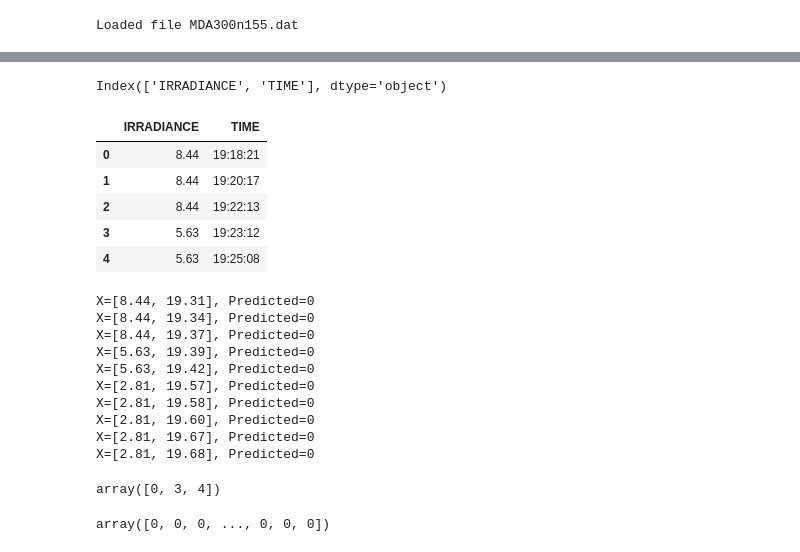
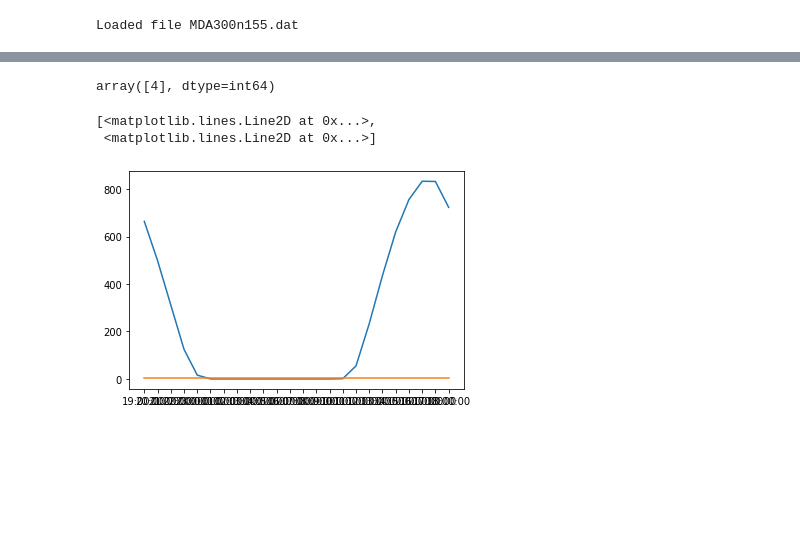
Before and after one commit to MatthewJahn/CIS3296-Irradiance-Project, a Jupyter notebook: Irradiance_Project_CNN.ipynb, the cells around one changed output, grey strips where cells are left out. Saved outputs shown, nothing was run; the diff lists cells and outputs as text; code cells hidden in the pictures; blank space fills up the shorter version.

```diff
--- a/Irradiance_Project_CNN.ipynb
+++ b/Irradiance_Project_CNN.ipynb
@@ -292,3 +246,18 @@ input.append(pd.read_csv('https://raw.githubusercontent.com/Amitangshu/Irradianc
 print("Loaded file MDA300n155.dat")
 # %% [output]
 Loaded file MDA300n155.dat
+# %%
+ghi = pd.read_csv('https://raw.githubusercontent.com/MatthewJahn/CIS3296-Irradiance-Project/master/GHIsolcast.csv',
+                     error_bad_lines=False, header=0)
+print("Loaded file GHIsolcast.csv")
+
+print(ghi.columns)
+ghi[['DATE','TIME']] = ghi.PeriodStart.str.split('T', expand=True)
+ghi.TIME = ghi.TIME.str[0:8]
+ghi = ghi.drop('Period', 1)
+ghi = ghi.drop('PeriodStart', 1)
+ghi = ghi.drop('PeriodEnd', 1)
+ghi = ghi.drop(ghi.index[24:])
+
+print(ghi.columns)
+ghi.head(24)
@@ -295,7 +285,9 @@ Loaded file MDA300n155.dat
 # %%
 numRec = len(input)
 for y in range(numRec):
-    input[y][['DATE','TIME']] = input[y].TMSTAMP.str.split(expand=True)
+    input[y][['DATE','TIME']] = input[y].TMSTAMP.str.split(' ', expand=True)
+    input[y].TIME = input[y].TIME.str[0:3] + '00:00'
+    input[y].drop_duplicates(subset='TIME',keep='first',inplace=True) #this needs to applied only every date instead of over the whole thing if we want a longer graph
 # %%
 for w in range(numRec):
     input[w] = input[w].drop('TMSTAMP', 1)
@@ -308,42 +320,16 @@ for w in range(numRec):
-# %%
-print(input[0].columns)
-# %% [output]
-Index(['IRRADIANCE', 'TIME'], dtype='object')
 # %%
 input = pd.DataFrame(input[0])
-# %%
-input.head()
-# %% [output]
-|  | IRRADIANCE | TIME |
-| 0 | 8.44 | 19:18:21 |
-| 1 | 8.44 | 19:20:17 |
-| 2 | 8.44 | 19:22:13 |
-| 3 | 5.63 | 19:23:12 |
-| 4 | 5.63 | 19:25:08 |
 # %%
 input.TIME = pd.to_timedelta(input.TIME)
 input.TIME = input.TIME.dt.seconds/3600
 # %%
 output = model.predict_classes(input)
+np.unique(output)
+# %% [output]
+array([4], dtype=int64)
-# %%
-for w in range(10):
-    print("X=[%s, %.2f], Predicted=%.2s" % (input.loc[w].IRRADIANCE, input.loc[w].TIME, output[w]))
-# %% [output]
-X=[8.44, 19.31], Predicted=0
-X=[8.44, 19.34], Predicted=0
-X=[8.44, 19.37], Predicted=0
-X=[5.63, 19.39], Predicted=0
-X=[5.63, 19.42], Predicted=0
-X=[2.81, 19.57], Predicted=0
-X=[2.81, 19.58], Predicted=0
-X=[2.81, 19.60], Predicted=0
-X=[2.81, 19.67], Predicted=0
-X=[2.81, 19.68], Predicted=0
-# %%
-np.unique(output)
-# %% [output]
-array([0, 3, 4])
-# %%
-oht
-# %% [output]
-array([0, 0, 0, ..., 0, 0, 0])
+# %%
+plt.plot(ghi.TIME, ghi.Ghi, output)
+# %% [output]
+[<matplotlib.lines.Line2D at 0x...>,
+ <matplotlib.lines.Line2D at 0x...>]
+[figure, added]
```
Also changed, not shown: parts of 12 cells of this notebook.
